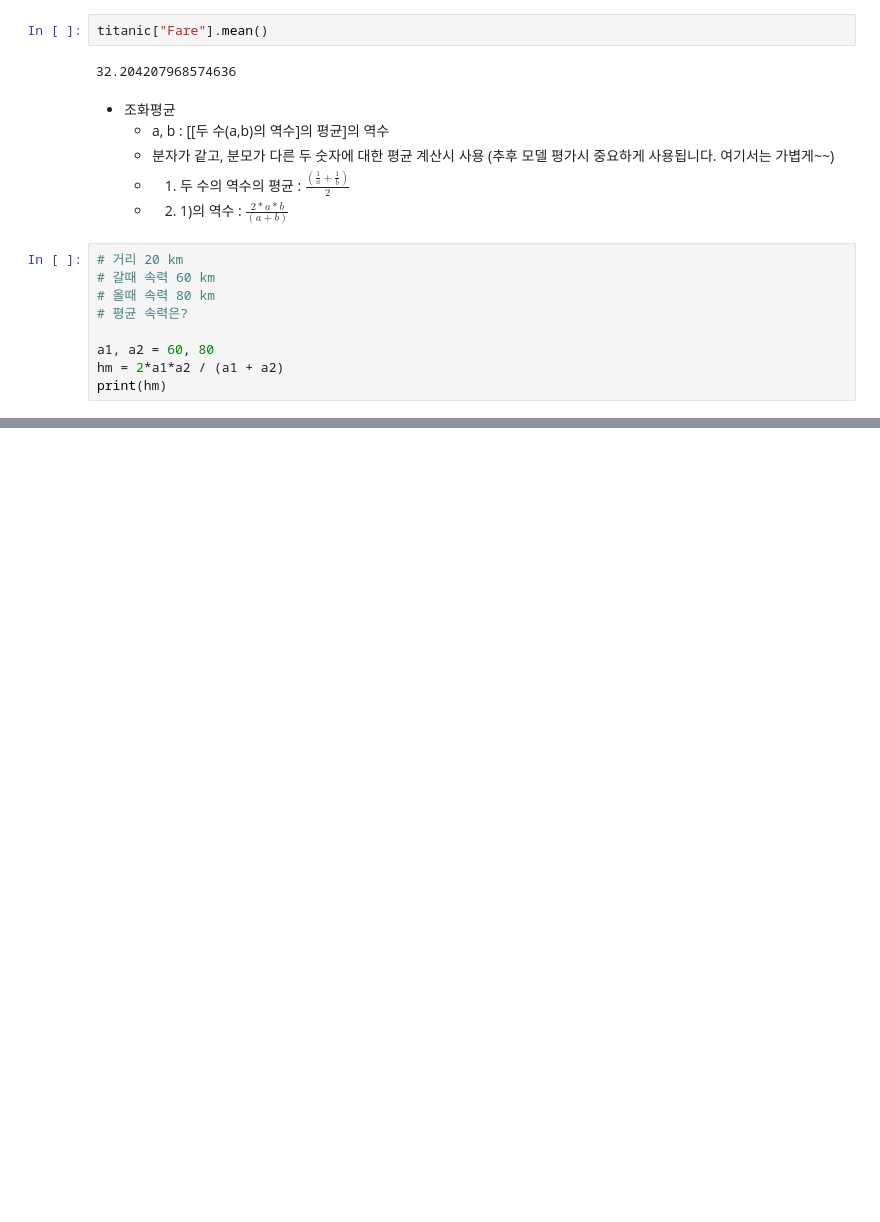
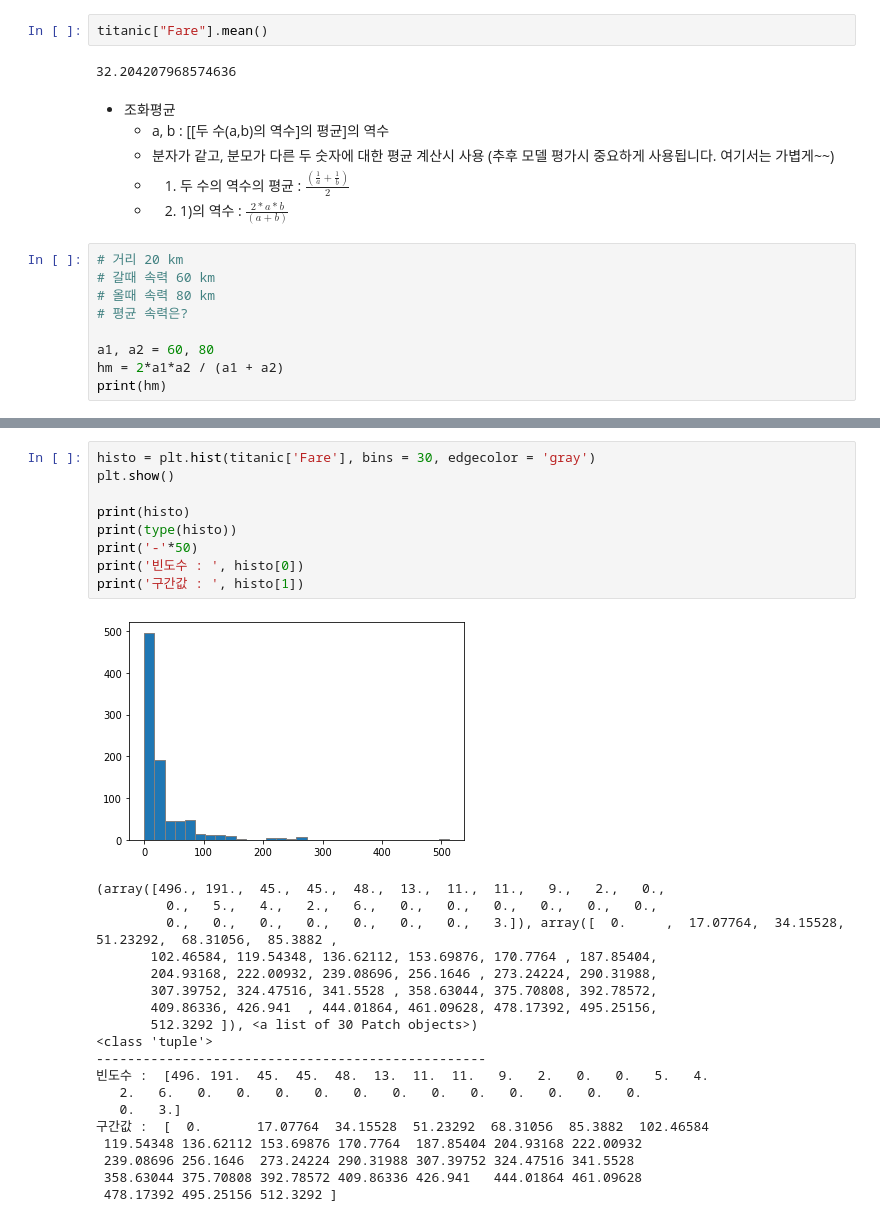
Before and after one commit to ghing-tae/kt-ai-2, a Jupyter notebook: python.ipynb, the cells around one changed output, grey strips where cells are left out. Drawn from its saved outputs; the diff is of its cells as text; blank space fills up the shorter version.

```diff
--- a/python.ipynb
+++ b/python.ipynb
@@ -1213,0 +1321,29 @@ print(hm)
+# %%
+histo = plt.hist(titanic['Fare'], bins = 30, edgecolor = 'gray')
+plt.show()
+
+print(histo)
+print(type(histo))
+print('-'*50)
+print('빈도수 : ', histo[0])
+print('구간값 : ', histo[1])
+# %% [output]
+[figure, added]
+(array([496., 191.,  45.,  45.,  48.,  13.,  11.,  11.,   9.,   2.,   0.,
+         0.,   5.,   4.,   2.,   6.,   0.,   0.,   0.,   0.,   0.,   0.,
+         0.,   0.,   0.,   0.,   0.,   0.,   0.,   3.]), array([  0.     ,  17.07764,  34.15528,  51.23292,  68.31056,  85.3882 ,
+       102.46584, 119.54348, 136.62112, 153.69876, 170.7764 , 187.85404,
+       204.93168, 222.00932, 239.08696, 256.1646 , 273.24224, 290.31988,
+       307.39752, 324.47516, 341.5528 , 358.63044, 375.70808, 392.78572,
+       409.86336, 426.941  , 444.01864, 461.09628, 478.17392, 495.25156,
+       512.3292 ]), <a list of 30 Patch objects>)
+<class 'tuple'>
+--------------------------------------------------
+빈도수 :  [496. 191.  45.  45.  48.  13.  11.  11.   9.   2.   0.   0.   5.   4.
+   2.   6.   0.   0.   0.   0.   0.   0.   0.   0.   0.   0.   0.   0.
+   0.   3.]
+구간값 :  [  0.       17.07764  34.15528  51.23292  68.31056  85.3882  102.46584
+ 119.54348 136.62112 153.69876 170.7764  187.85404 204.93168 222.00932
+ 239.08696 256.1646  273.24224 290.31988 307.39752 324.47516 341.5528
+ 358.63044 375.70808 392.78572 409.86336 426.941   444.01864 461.09628
+ 478.17392 495.25156 512.3292 ]
```
Also changed, not shown: parts of 21 cells of this notebook.
